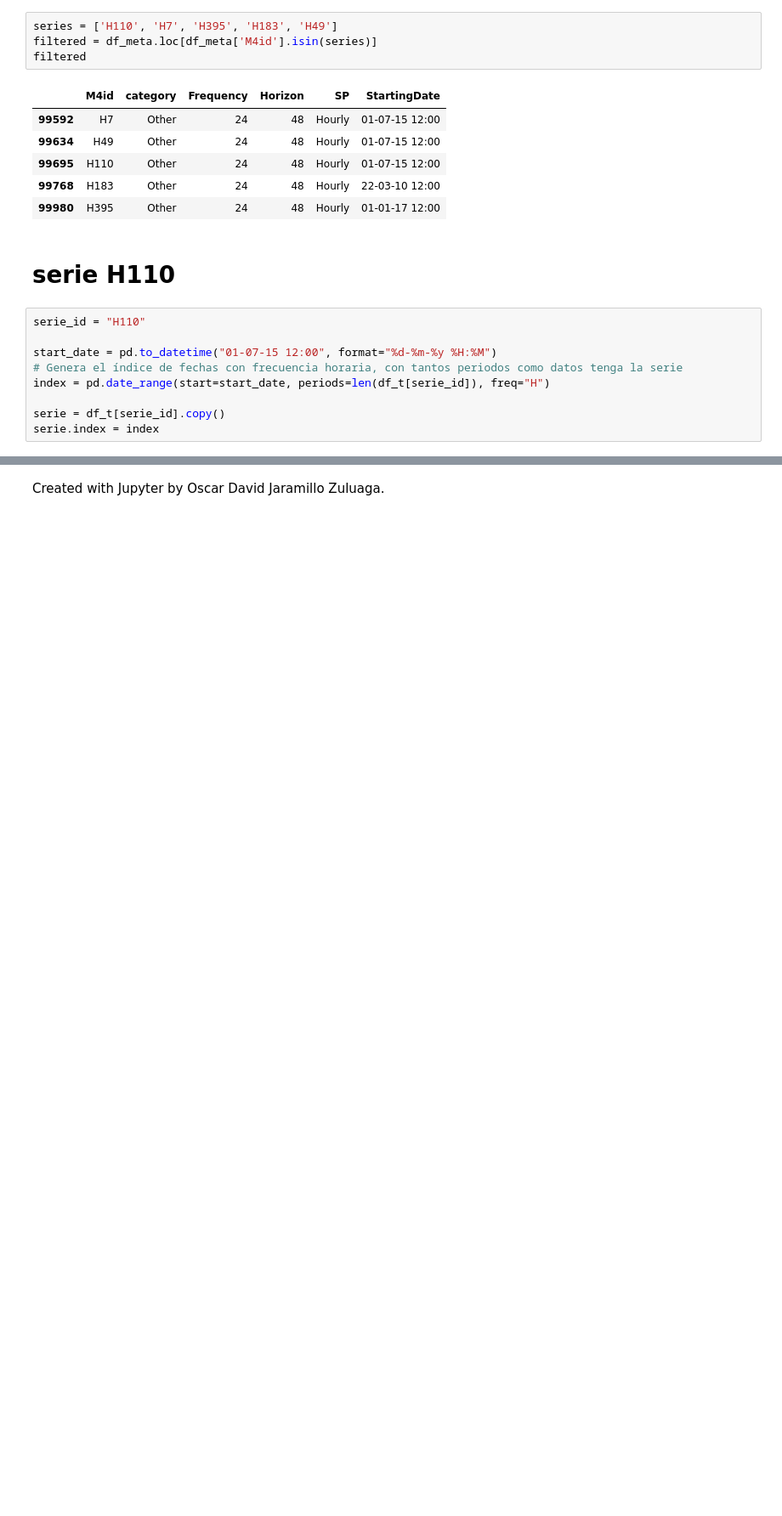
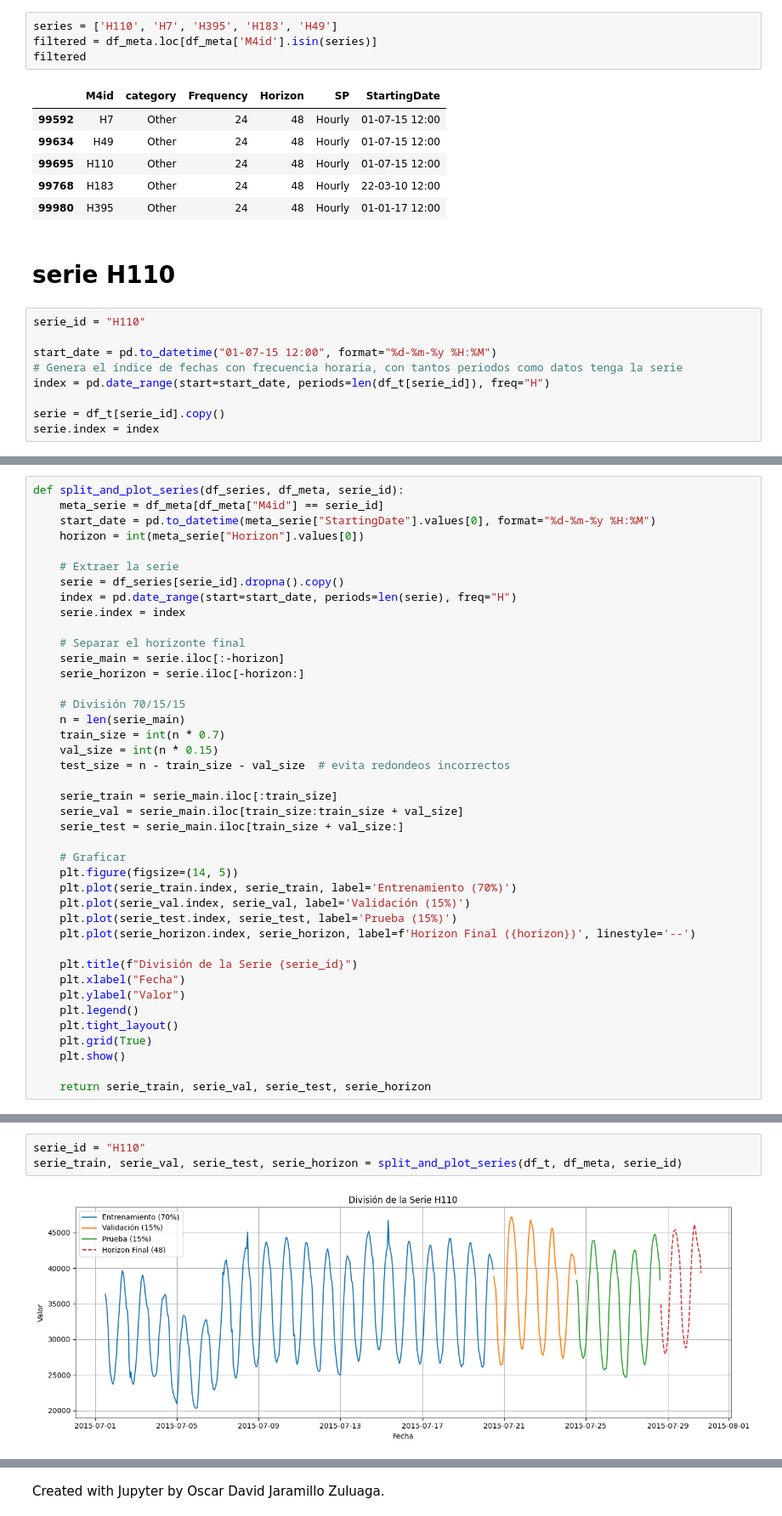
Before and after one commit to dafnetamayo/examen2MNL, a Jupyter notebook: Examen_Tema 2-2025-I/univariate/Examen2_Tema2.ipynb, the cells around one changed output, grey strips where cells are left out. Shown at 85% size. Cells and saved outputs as stored; diff of their text form; blank space fills up the shorter version.

```diff
--- a/Examen_Tema 2-2025-I/univariate/Examen2_Tema2.ipynb
+++ b/Examen_Tema 2-2025-I/univariate/Examen2_Tema2.ipynb
@@ -336,0 +315,41 @@ for sid in series_list:
+# %%
+def split_and_plot_series(df_series, df_meta, serie_id):
+    meta_serie = df_meta[df_meta["M4id"] == serie_id]
+    start_date = pd.to_datetime(meta_serie["StartingDate"].values[0], format="%d-%m-%y %H:%M")
+    horizon = int(meta_serie["Horizon"].values[0])
+
+    # Extraer la serie
+    serie = df_series[serie_id].dropna().copy()
+    index = pd.date_range(start=start_date, periods=len(serie), freq="H")
+    serie.index = index
+
+    # Separar el horizonte final
+    serie_main = serie.iloc[:-horizon]
+    serie_horizon = serie.iloc[-horizon:]
+
+    # División 70/15/15
+    n = len(serie_main)
+    train_size = int(n * 0.7)
+    val_size = int(n * 0.15)
+    test_size = n - train_size - val_size  # evita redondeos incorrectos
+
+    serie_train = serie_main.iloc[:train_size]
+    serie_val = serie_main.iloc[train_size:train_size + val_size]
+    serie_test = serie_main.iloc[train_size + val_size:]
+
+    # Graficar
+    plt.figure(figsize=(14, 5))
+    plt.plot(serie_train.index, serie_train, label='Entrenamiento (70%)')
+    plt.plot(serie_val.index, serie_val, label='Validación (15%)')
+    plt.plot(serie_test.index, serie_test, label='Prueba (15%)')
+    plt.plot(serie_horizon.index, serie_horizon, label=f'Horizon Final ({horizon})', linestyle='--')
+
+    plt.title(f"División de la Serie {serie_id}")
+    plt.xlabel("Fecha")
+    plt.ylabel("Valor")
+    plt.legend()
+    plt.tight_layout()
+    plt.grid(True)
+    plt.show()
+
+    return serie_train, serie_val, serie_test, serie_horizon
@@ -336,0 +373,5 @@ for sid in series_list:
+# %%
+serie_id = "H110"
+serie_train, serie_val, serie_test, serie_horizon = split_and_plot_series(df_t, df_meta, serie_id)
+# %% [output]
+[figure, added]
```
Also changed, not shown: parts of 40 cells of this notebook.
